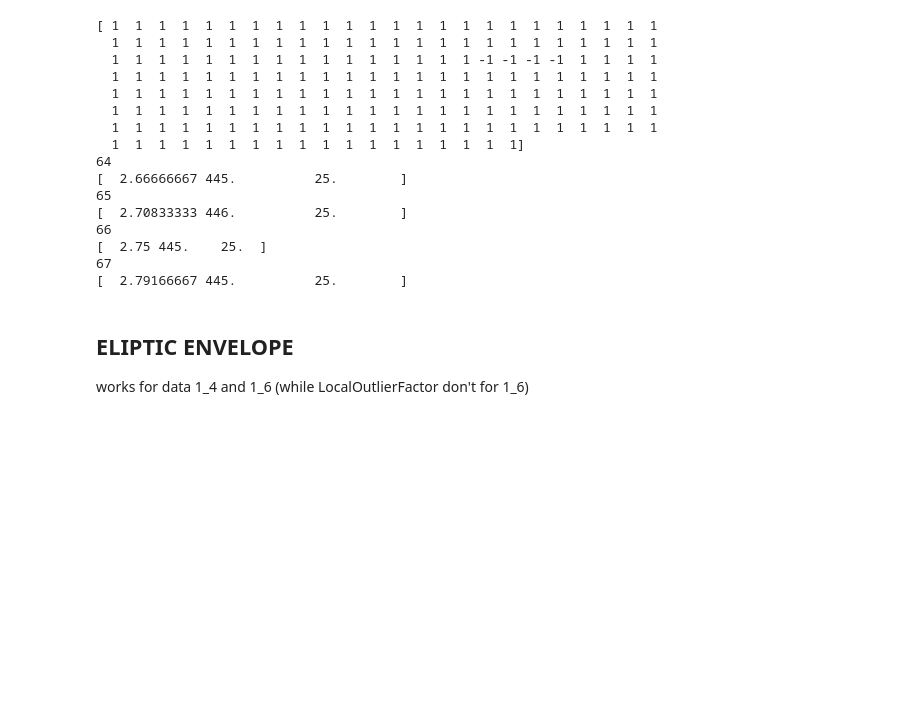
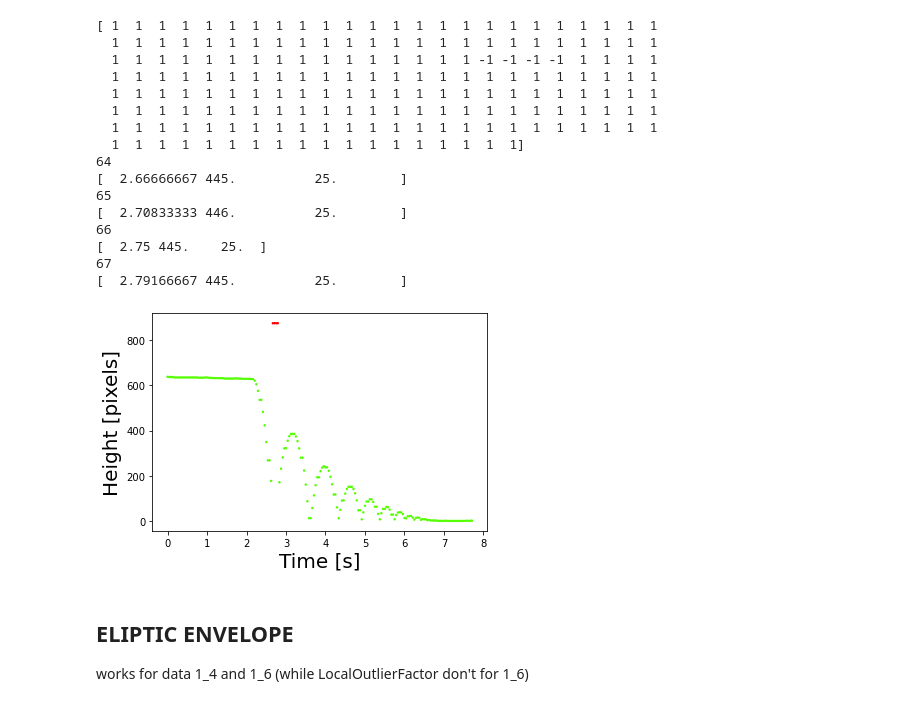
Before and after one commit to LouiseMassager/DDE_project_bouncingball, a Jupyter notebook: outlier/outlier_detection.ipynb, the cells around one changed output. Cells and saved outputs as stored; diff of their text form; code cells hidden in the pictures; blank space fills up the shorter version.

```diff
--- a/outlier/outlier_detection.ipynb
+++ b/outlier/outlier_detection.ipynb
@@ -6,23 +13,6 @@
 # %%
-import pandas as pd
-import numpy as np
-import matplotlib.pyplot as plt
+data = pd.read_csv('data_outlier_1_4.csv', sep=',')
+# data_outlier_1_4.csv                         => should detect few outliers (they appear only at 1 point in the video)
+# data_outlier_1_6.csv & data_outlier_2_2.csv => should detect multiple outliers (they appear several times in the video)
 
-data = pd.read_csv('data_outlier_1_4.csv', sep=',') # The entire dataset
-print(data)
-
-
-hmax=max(np.array(data.iloc[:,2]))
-
-#features
-t=np.array(data.iloc[:,0])
-x=np.array(data.iloc[:,1])
-h=np.array(data.iloc[:,2])
-X=np.array([t,x,h])
-X=np.transpose(X)
-
-display(X)
-
-
-#print(y)
-#print(data) #print what's in the cancer_data.txt
+outlier_contamination_level=0.02    #0.14 for data 1_6 # 0.05 for data 2_2 #0.02 for data 1_4
@@ -66,7 +70,7 @@ works for data 1_4 but not 1_6
 from sklearn.neighbors import LocalOutlierFactor
 
 # identify outliers in the training dataset
-lof = LocalOutlierFactor(contamination=0.02)
+lof = LocalOutlierFactor(contamination=outlier_contamination_level)
 yhat = lof.fit_predict(X)
 
 print(yhat)
@@ -93,6 +97,14 @@ for i,elem in zip(range(len(yhat)),yhat):
 [  2.75 445.    25.  ]
 67
 [  2.79166667 445.          25.        ]
+# %%
+scat = plt.scatter(X[:,0], max(X[:,2])-X[:,2], s=2, c=yhat, cmap= 'prism')
+
+plt.xlabel('Time [s]', fontsize=20)
+plt.ylabel('Height [pixels]', fontsize=20)
+plt.show()
+# %% [output]
+[figure, added]
 # %% [markdown]
 ## ELIPTIC ENVELOPE
 
```
Also changed, not shown: parts of 8 cells of this notebook.
